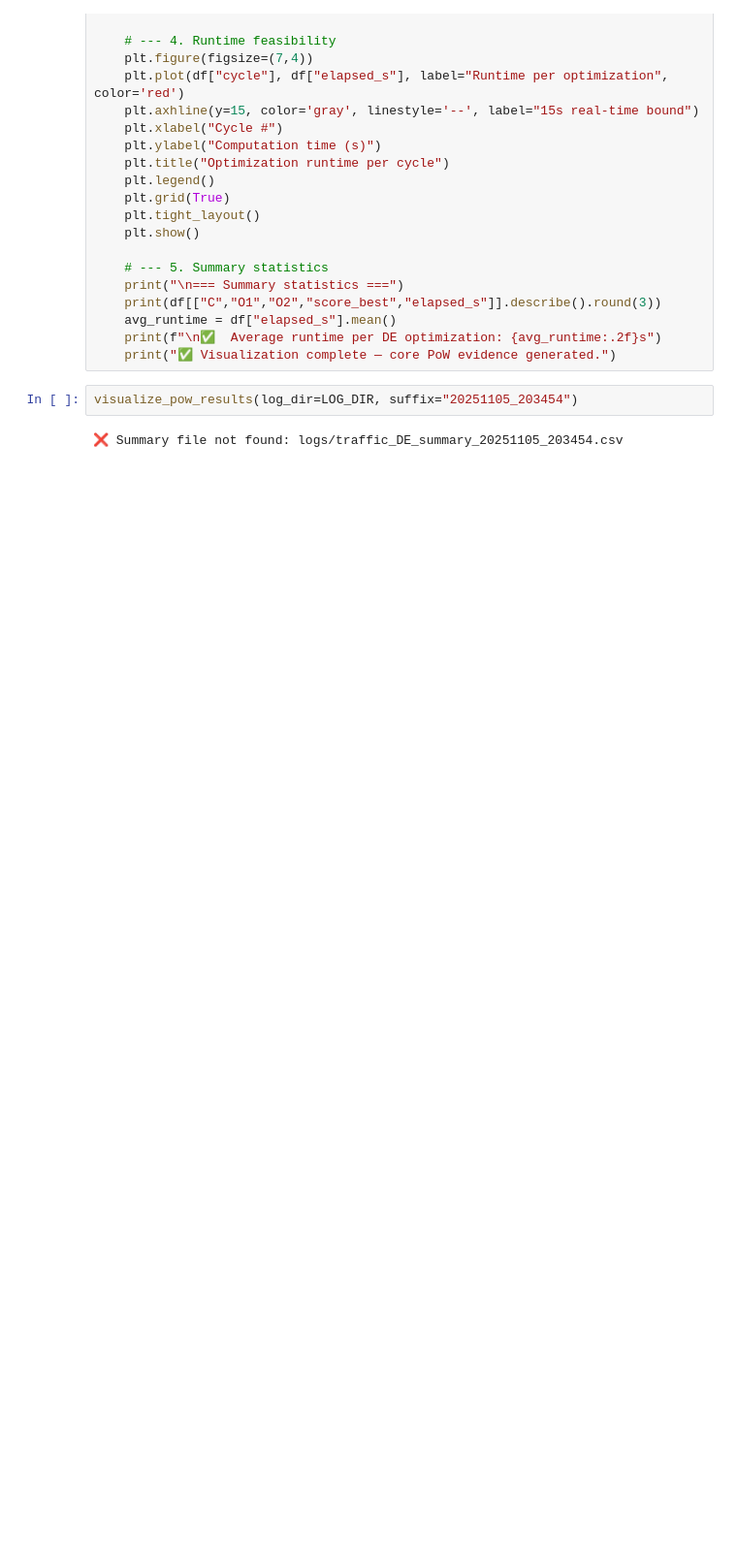
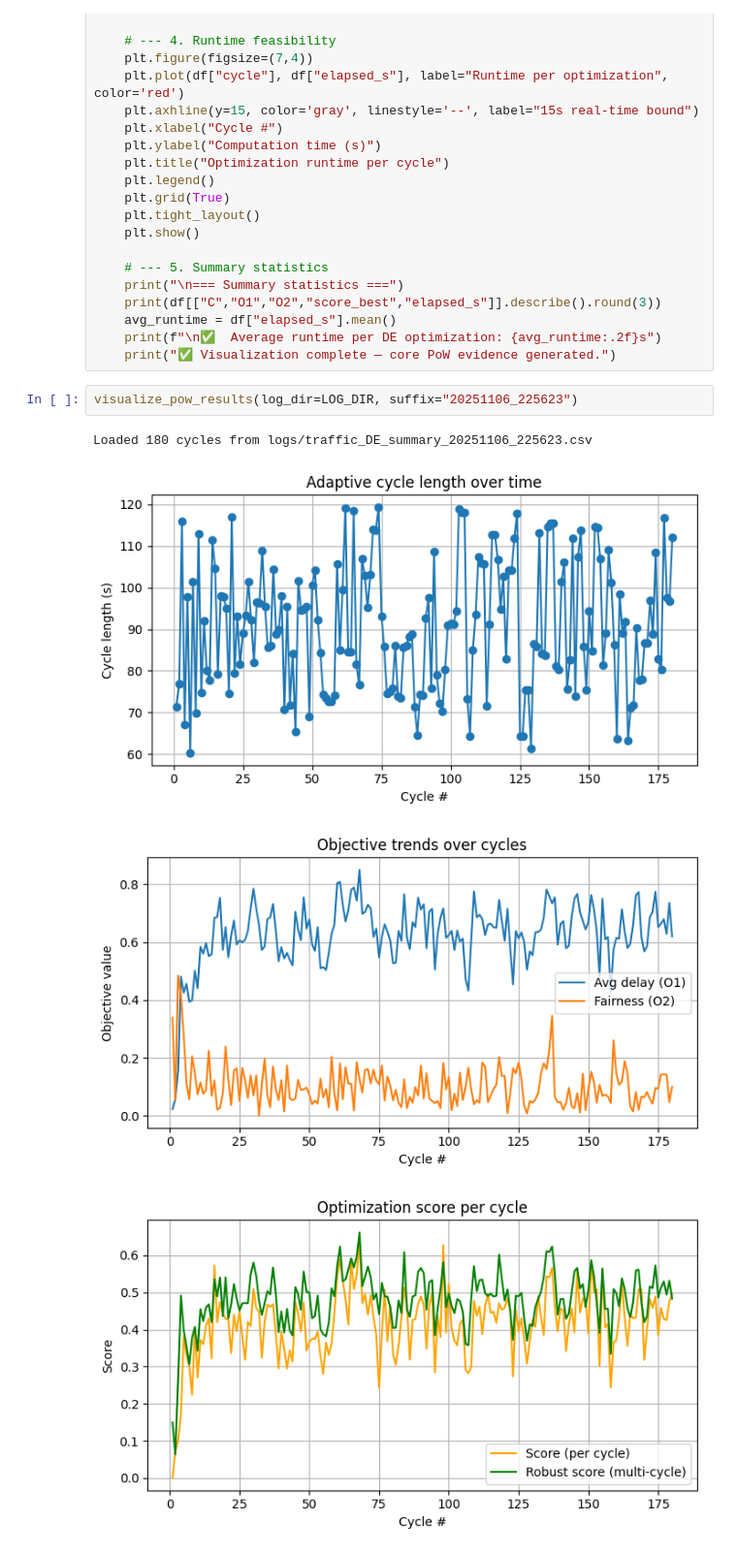
Before and after one commit to Kaos1105/EA_traffic_control, a Jupyter notebook: controller.ipynb, the cells around one changed output. Shown at 97% size. Saved outputs shown, nothing was run; the diff lists cells and outputs as text; blank space fills up the shorter version.

```diff
--- a/controller.ipynb
+++ b/controller.ipynb
@@ -637,6 +508,9 @@ def visualize_pow_results(log_dir, suffix="", prefix="traffic_DE"):
     print(f"\n✅  Average runtime per DE optimization: {avg_runtime:.2f}s")
     print("✅ Visualization complete — core PoW evidence generated.")
 # %%
-visualize_pow_results(log_dir=LOG_DIR, suffix="20251105_203454")
+visualize_pow_results(log_dir=LOG_DIR, suffix="20251106_225623")
 # %% [output]
-❌ Summary file not found: logs/traffic_DE_summary_20251105_203454.csv
+Loaded 180 cycles from logs/traffic_DE_summary_20251106_225623.csv
+[figure, added]
+[figure, added]
+[figure, added]
```
Also changed, not shown: parts of 10 cells of this notebook, 1 other file.
